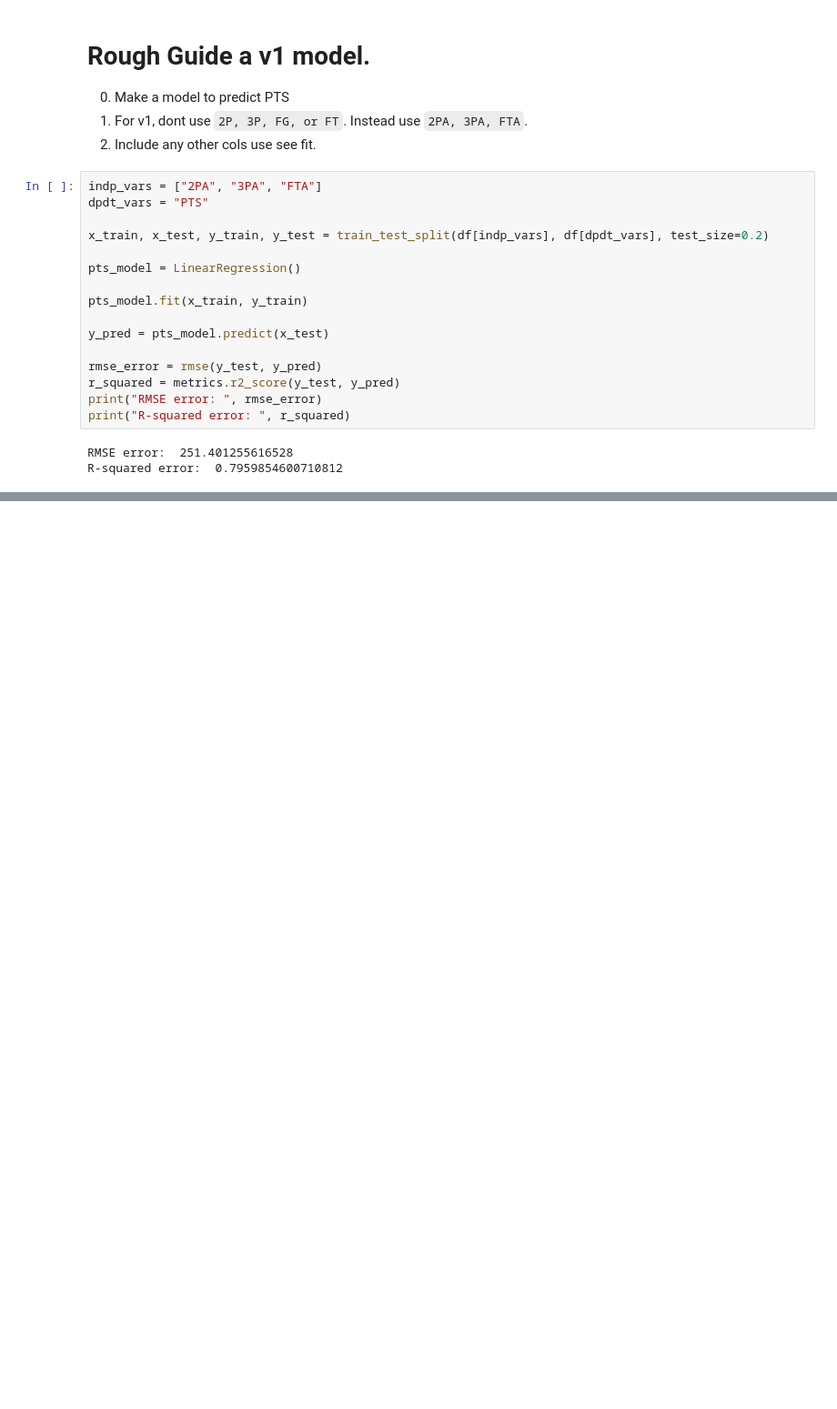
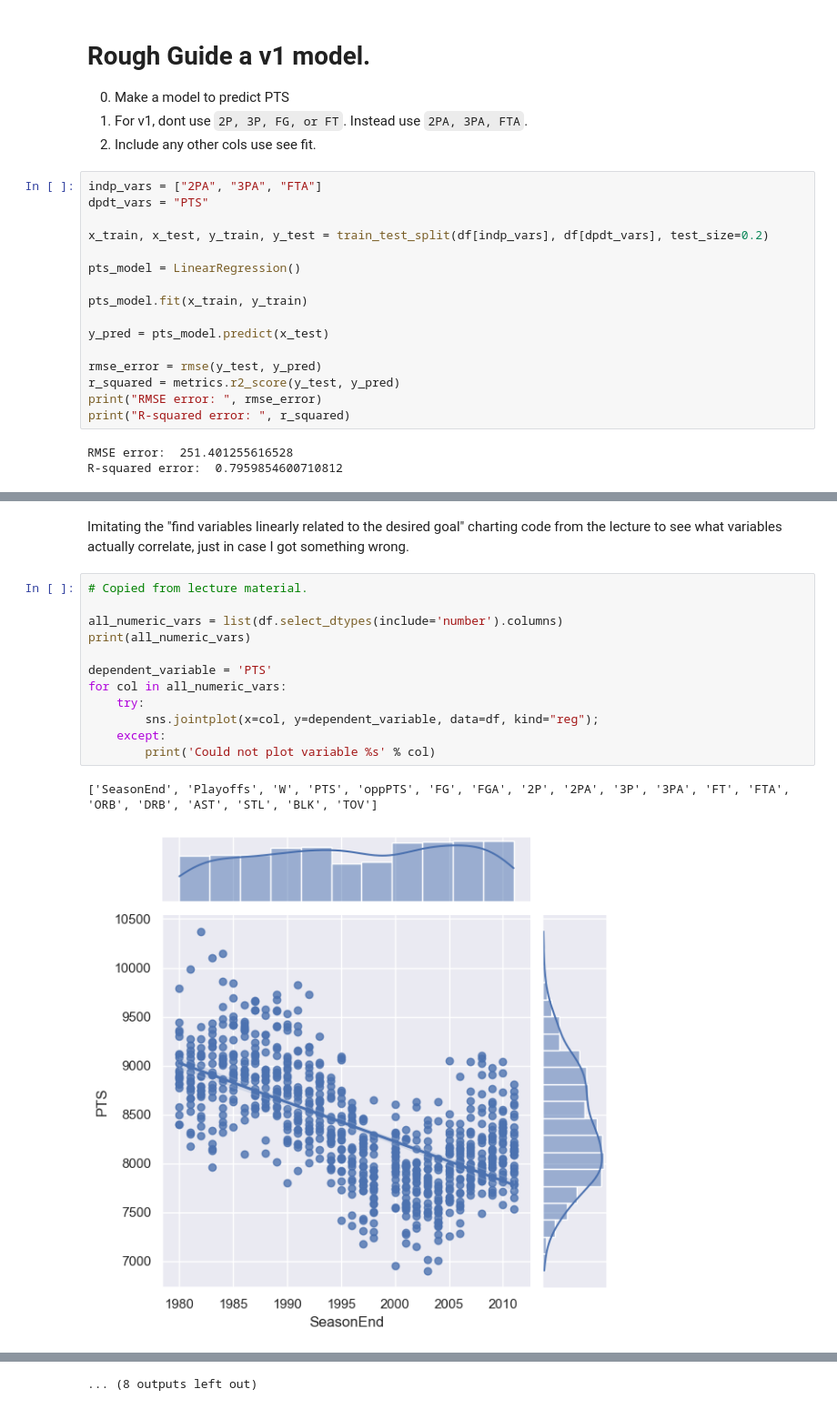
Before and after one commit to JasonWu00/my-fork-2023-fall-data-science, a Jupyter notebook: Week-06-Regression/Exercise-ZW.ipynb, the cells around one changed output, grey strips where cells are left out. Shown at 91% size. Saved outputs shown, nothing was run; the diff lists cells and outputs as text; blank space fills up the shorter version.

Commit message:
actually finished my work

```diff
--- a/Week-06-Regression/Exercise-ZW.ipynb
+++ b/Week-06-Regression/Exercise-ZW.ipynb
@@ -190,0 +205,17 @@ R-squared error:  0.7959854600710812
+# %% [markdown]
+Imitating the "find variables linearly related to the desired goal" charting code from the lecture to see what variables actually correlate, just in case I got something wrong.
+# %%
+# Copied from lecture material.
+
+all_numeric_vars = list(df.select_dtypes(include='number').columns)
+print(all_numeric_vars)
+
+dependent_variable = 'PTS'
+for col in all_numeric_vars:
+    try:
+        sns.jointplot(x=col, y=dependent_variable, data=df, kind="reg");
+    except:
+        print('Could not plot variable %s' % col)
+# %% [output]
+['SeasonEnd', 'Playoffs', 'W', 'PTS', 'oppPTS', 'FG', 'FGA', '2P', '2PA', '3P', '3PA', 'FT', 'FTA', 'ORB', 'DRB', 'AST', 'STL', 'BLK', 'TOV']
+[figure, added]
@@ -190,0 +232 @@ R-squared error:  0.7959854600710812
+... (8 outputs left out)
```
Also changed, not shown: parts of 11 cells of this notebook.
